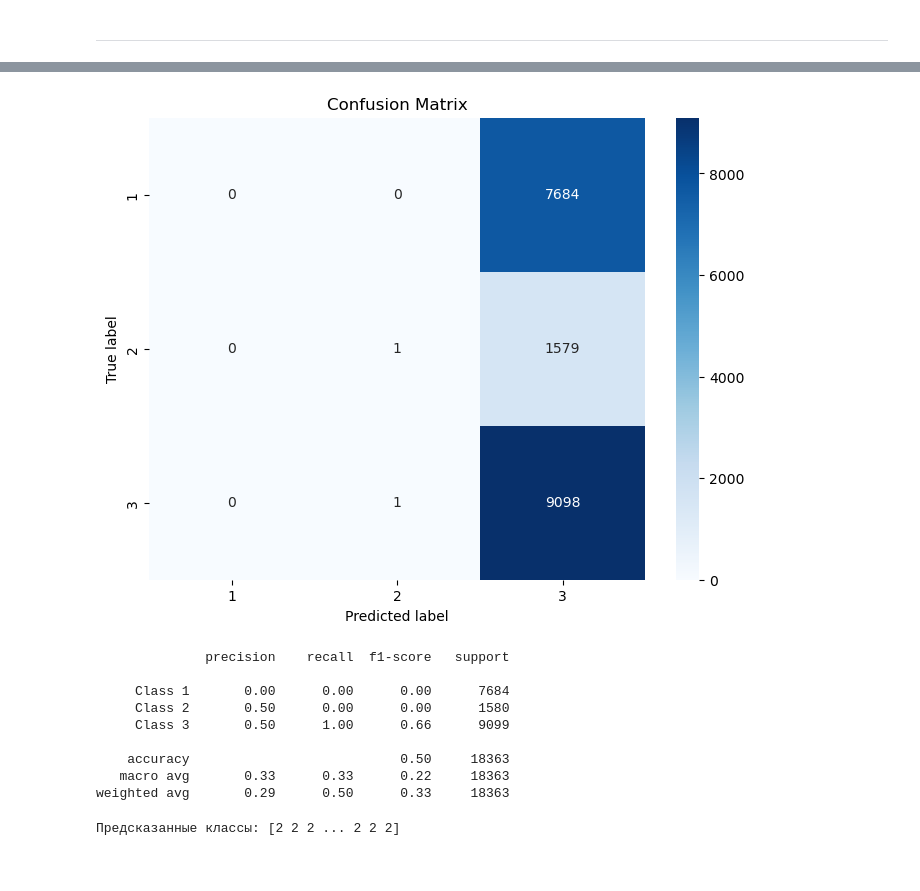
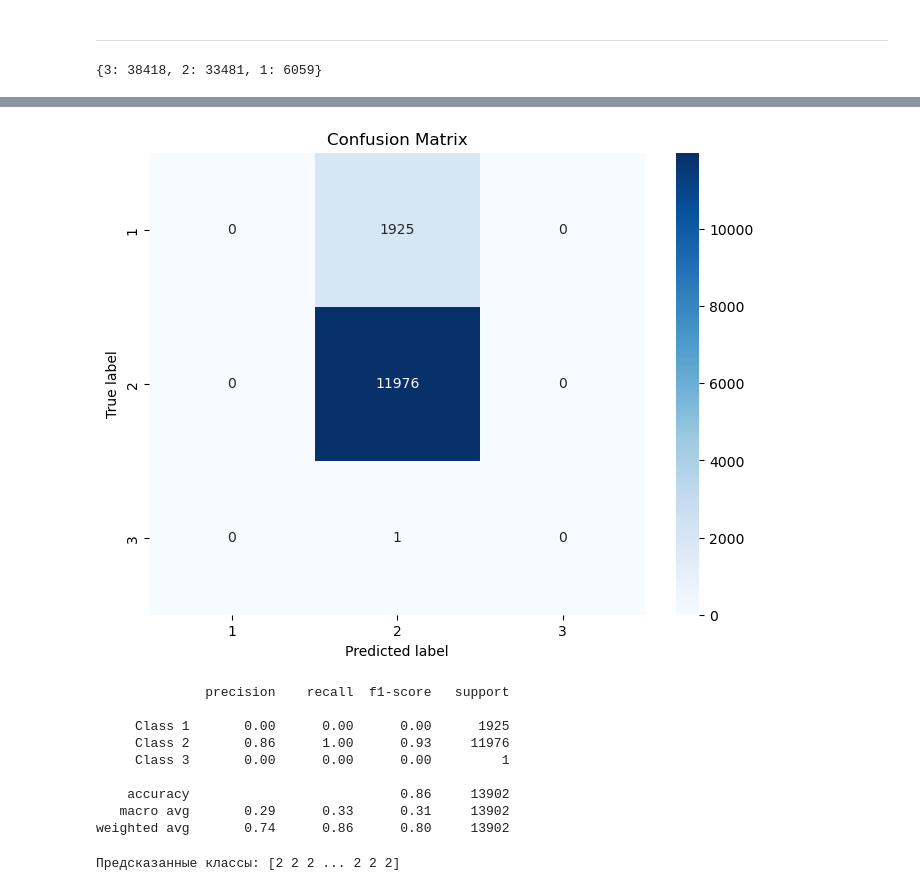
Before and after one commit to alexkondrashov7/-hackathon_2025_mipt, a Jupyter notebook: research/classificator.ipynb, the cells around one changed output, grey strips where cells are left out. Drawn from its saved outputs; the diff is of its cells as text; code cells hidden in the pictures.

```diff
--- a/research/classificator.ipynb
+++ b/research/classificator.ipynb
@@ -244,3 +421,5 @@ X_train, X_test, y_train, y_test = train_test_split(
+# %%
+X_train, X_test, y_train, y_test = X_scaled_train, X_scaled_test, y_train, y_test
 # %% [markdown]
 ---
 ### Пробуем лес как базу
@@ -264,8 +443,8 @@ accuracy_score(y_train, y_test_pred)
 ---
 ### Пробуем xgboost
 # %%
-X_train, X_test, y_train, y_test = train_test_split(
-    X_joined, y, test_size=0.2, stratify=y, random_state=42)
+# X_train, X_test, y_train, y_test = train_test_split(
+#     X_joined, y, test_size=0.2, stratify=y, random_state=42)
 # %%
 # Импортируем необходимые библиотеки
 import xgboost as xgb
@@ -301,10 +483,14 @@ Accuracy: 0.59
 # %% [markdown]
 ---
 # %%
-X_train, X_test, y_train, y_test = train_test_split(
-    X_joined, y, test_size=0.2, stratify=y, random_state=42)
+# X_train, X_test, y_train, y_test = train_test_split(
+#     X_joined, y, test_size=0.2, stratify=y, random_state=42)
 # %%
-y_weights = y.value_counts().to_dict()
+y_weights = y_train.value_counts().to_dict()
+# %%
+y_weights
+# %% [output]
+{3: 38418, 2: 33481, 1: 6059}
 # %%
 import torch
 import torch.nn as nn
@@ -331,7 +517,7 @@ class SimpleClassifier(nn.Module):
         return x
 
 # 2. Подготовка данных
-input_size = X_joined.shape[1]  # Размер входных данных
+input_size = X_train.shape[1]  # Размер входных данных
 hidden_size = 32  # Увеличили число нейронов
 num_classes = 3  # Количество классов для классификации
 
@@ -350,7 +536,7 @@ print(f"Using device: {device}")
 model = SimpleClassifier(input_size, hidden_size, num_classes).to(device)
 
 # Инициализация функции потерь и оптимизатора
-class_counts = [y_weights[0], y_weights[1], y_weights[2]]
+class_counts = [y_weights[3], y_weights[2], y_weights[1]]
 total_samples = sum(class_counts)
 weights = torch.tensor([total_samples / count for count in class_counts])
 weights = weights / weights.sum()
@@ -425,13 +611,13 @@ Confusion Matrix:
-[figure, old version]
+[figure, new version]
               precision    recall  f1-score   support
 
-     Class 1       0.00      0.00      0.00      7684
-     Class 2       0.50      0.00      0.00      1580
-     Class 3       0.50      1.00      0.66      9099
+     Class 1       0.00      0.00      0.00      1925
+     Class 2       0.86      1.00      0.93     11976
+     Class 3       0.00      0.00      0.00         1
 
-    accuracy                           0.50     18363
-   macro avg       0.33      0.33      0.22     18363
-weighted avg       0.29      0.50      0.33     18363
+    accuracy                           0.86     13902
+   macro avg       0.29      0.33      0.31     13902
+weighted avg       0.74      0.86      0.80     13902
 # %%
 print("Предсказанные классы:", predicted_classes.cpu().numpy())
 # %% [output]
```
Also changed, not shown: parts of 26 cells of this notebook.
